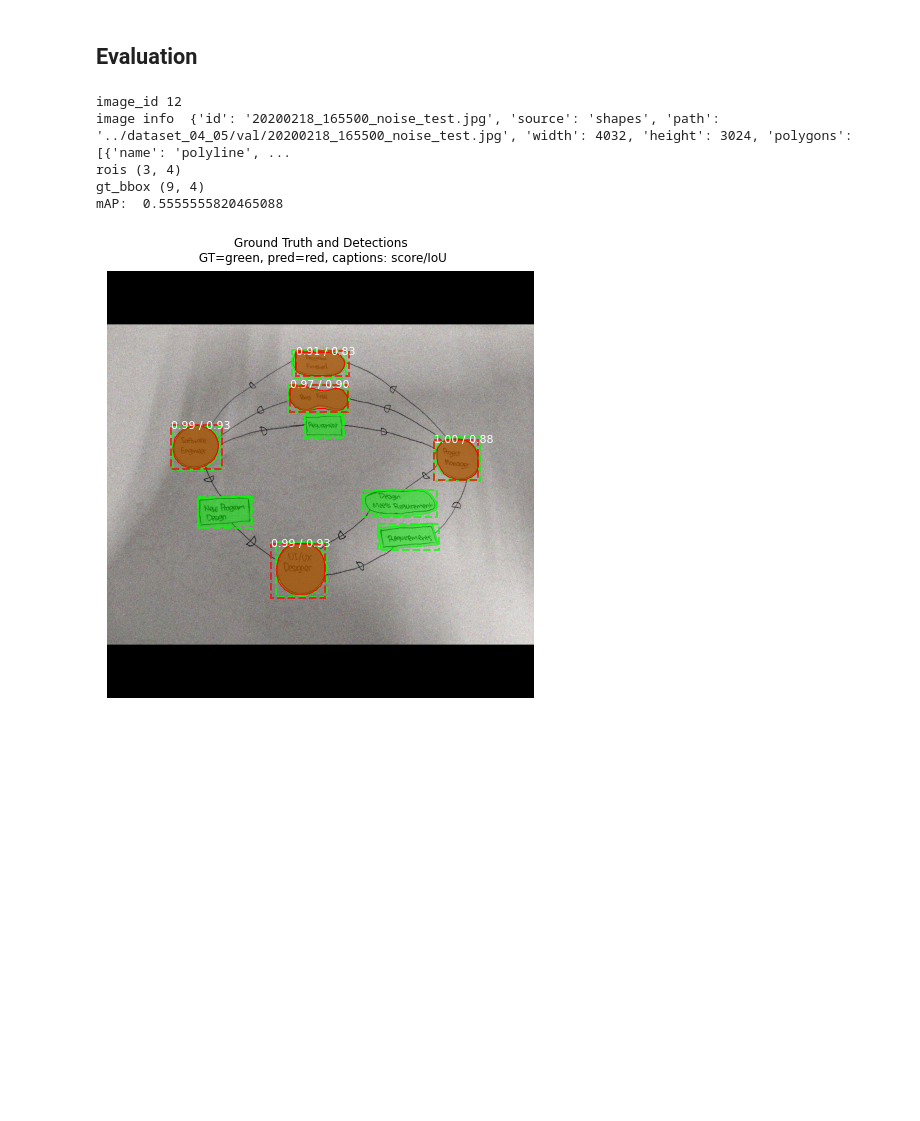
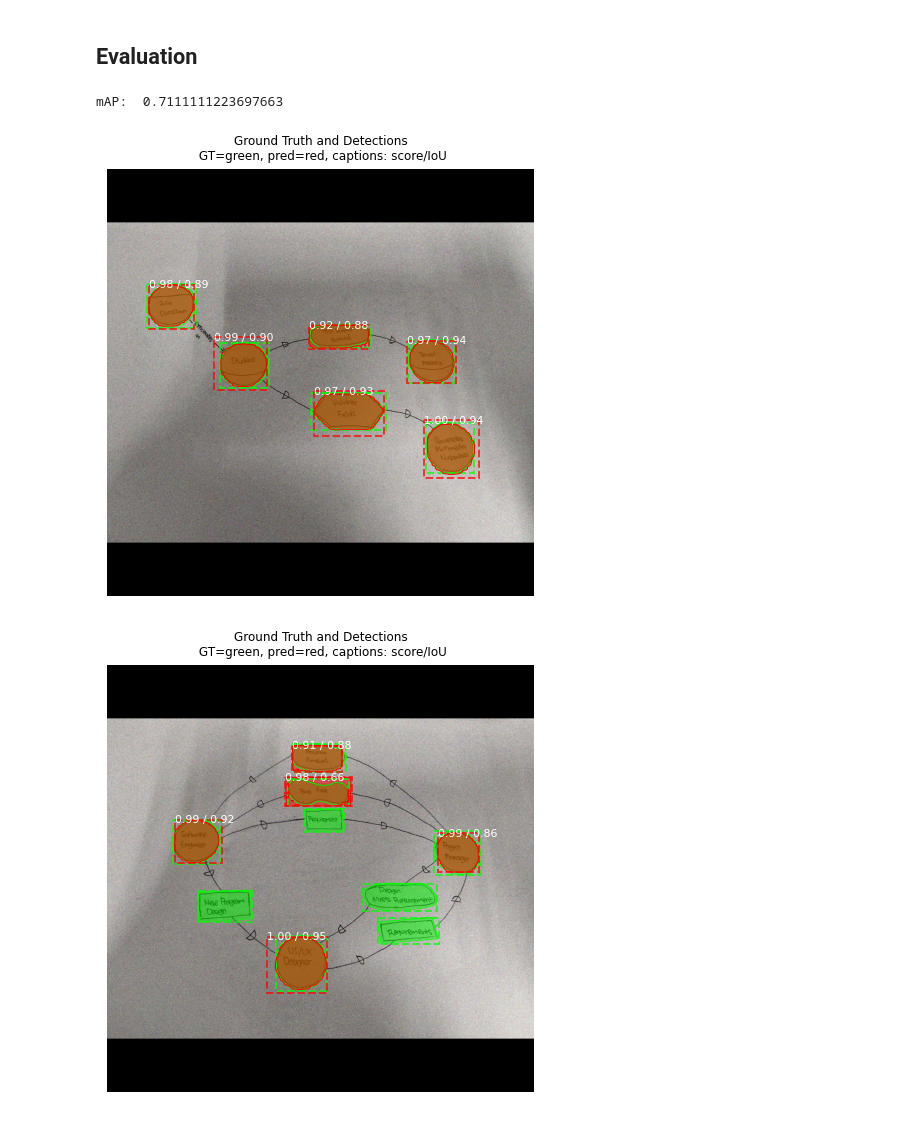
Before and after one commit to cindmichelle/mask_rcnn_istar, a Jupyter notebook: istar_multi_gpu.ipynb, the cells around one changed output. Saved outputs shown, nothing was run; the diff lists cells and outputs as text; code cells hidden in the pictures; blank space fills up the shorter version.

```diff
--- a/istar_multi_gpu.ipynb
+++ b/istar_multi_gpu.ipynb
@@ -379,11 +375,11 @@ class IstarDataset(utils.Dataset):
 # %%
 # Training dataset
 dataset_train = IstarDataset()
-dataset_train.load_istar("../dataset_04_05/", "train")
+dataset_train.load_istar("../dataset_04_05_1/", "train")
 dataset_train.prepare()
 
 # Validation dataset
 dataset_val = IstarDataset()
-dataset_val.load_istar("../dataset_04_05/", "val")
+dataset_val.load_istar("../dataset_04_05_1/", "val")
 dataset_val.prepare()
 # %% [output]
@@ -653,39 +647,39 @@ anchors                  shape: (1, 261888, 4)        min:   -0.35390  max:    1
 # %%
 # Compute VOC-Style mAP @ IoU=0.5
 # Running on 10 images. Increase for better accuracy.
-# image_ids = np.random.choice(dataset_val.image_ids, 2)
-image_ids = [12]
+image_ids = np.random.choice(dataset_val.image_ids, 5)
+
+# image_ids = [12]
 APs = []
 
 for image_id in image_ids:
     # Load image and ground truth data
     image, image_meta, gt_class_id, gt_bbox, gt_mask =\
         modellib.load_image_gt(dataset_val, inference_config,
                                image_id, use_mini_mask=False)
     molded_images = np.expand_dims(modellib.mold_image(image, inference_config), 0)
 
-    print('image_id',image_id)
-    info = dataset_val.image_info[image_id]
-    print('image info ', info)
-    print('rois', r['rois'].shape)
-    print('gt_bbox', gt_bbox.shape)
+    # For debugging
+    # print('image_id',image_id)
+    # info = dataset_val.image_info[image_id]
+    # print('image info ', info)
+    # print('rois', r['rois'].shape)
+    # print('gt_bbox', gt_bbox.shape)
+
     # Run object detection
     results = model.detect([image], verbose=0)
     r = results[0]
     # Compute AP
     AP, precisions, recalls, overlaps =\
         utils.compute_ap(gt_bbox, gt_class_id, gt_mask,
                          r["rois"], r["class_ids"], r["scores"], r['masks'])
     APs.append(AP)
     ax = get_ax()
     visualize.display_differences(image, gt_bbox, gt_class_id, gt_mask, r['rois'], r['class_ids'],r['scores'],r['masks'],
                               dataset_val.class_names,ax=ax)
 
 print("mAP: ", np.mean(APs))
 # %% [output]
-image_id 12
-image info  {'id': '20200218_165500_noise_test.jpg', 'source': 'shapes', 'path': '../dataset_04_05/val/20200218_165500_noise_test.jpg', 'width': 4032, 'height': 3024, 'polygons': [{'name': 'polyline', ...
-rois (3, 4)
-gt_bbox (9, 4)
-mAP:  0.5555555820465088
+mAP:  0.7111111223697663
-[figure, old version]
+[figure, new version]
+[figure, added]
```
Also changed, not shown: parts of 11 cells of this notebook.
